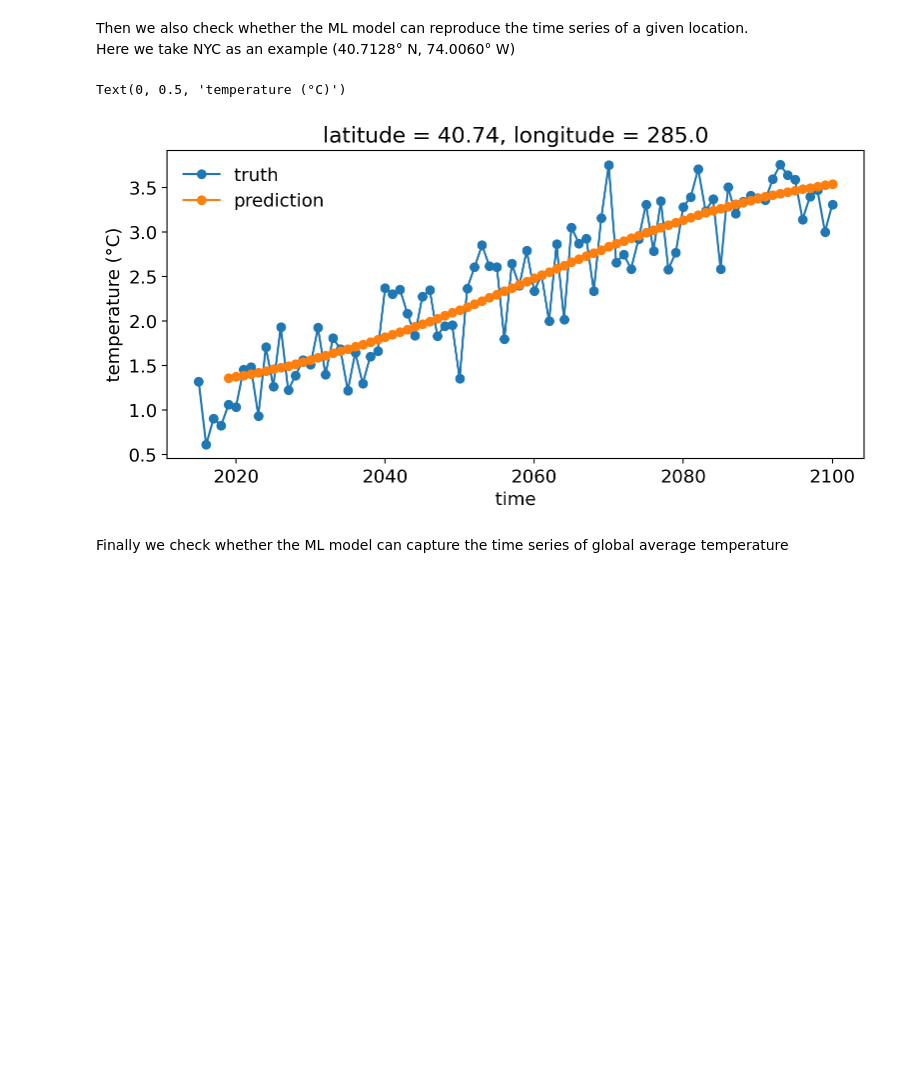
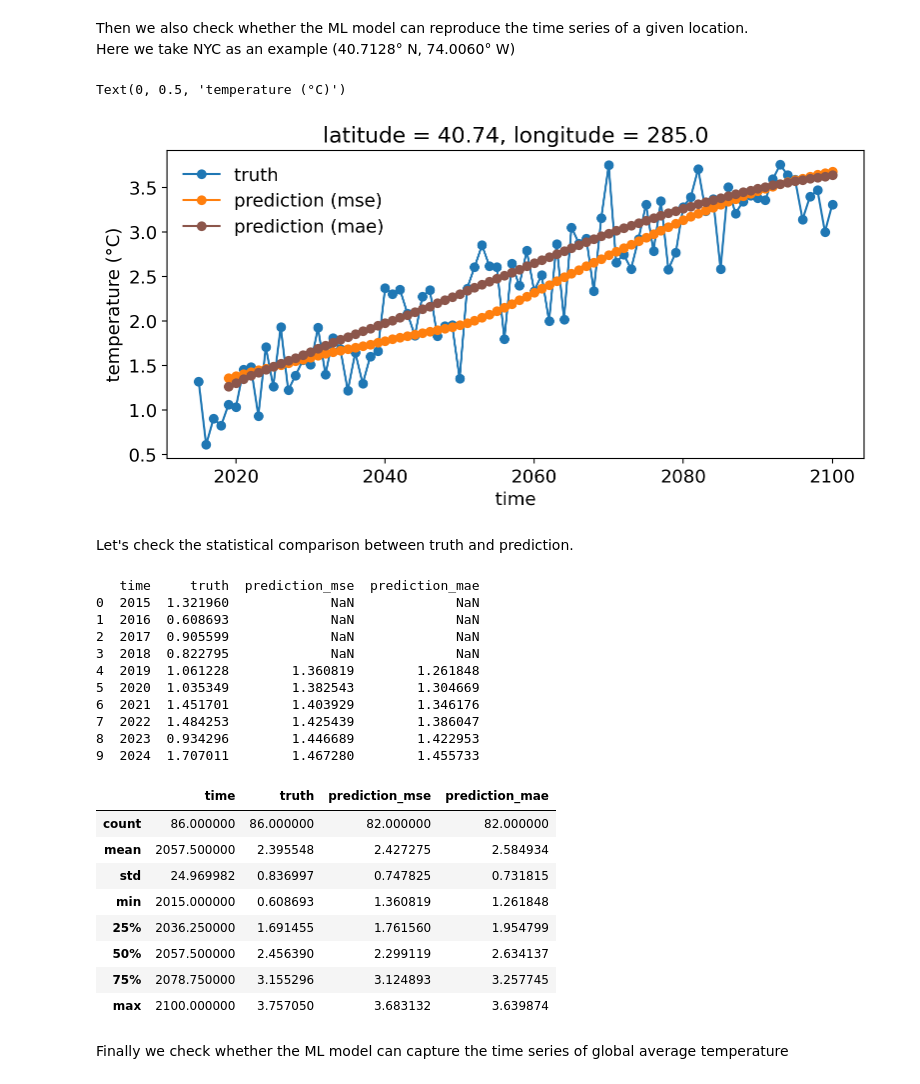
Before and after one commit to leap-stc/EAEE4000_ML_for_Env_Eng_Sci, a Jupyter notebook: ClimateBench_tutorials/CNN-LSTM_example.ipynb, the cells around one changed output. Cells and saved outputs as stored; diff of their text form; code cells hidden in the pictures; blank space fills up the shorter version.

```diff
--- a/ClimateBench_tutorials/CNN-LSTM_example.ipynb
+++ b/ClimateBench_tutorials/CNN-LSTM_example.ipynb
@@ -257,13 +292,54 @@ lon = -74.0060%360
 
 fig,ax = plt.subplots(figsize=(9,4))
 y_test_xr.sel(latitude=lat,longitude=lon,method='nearest').tas.plot(marker='o',ax=ax,label='truth')
-y_test_pre.sel(latitude=lat,longitude=lon,method='nearest').tas.plot(marker='o',ax=ax,label='prediction')
+y_test_mse_pre.sel(latitude=lat,longitude=lon,method='nearest').tas.plot(marker='o',ax=ax,label='prediction (mse)')
+y_test_mae_pre.sel(latitude=lat,longitude=lon,method='nearest').tas.plot(marker='o',ax=ax,color='tab:brown',label='prediction (mae)')
 
 ax.legend()
 ax.set_ylabel('temperature (°C)')
 # %% [output]
 Text(0, 0.5, 'temperature (°C)')
-[figure, old version]
+[figure, new version]
+# %% [markdown]
+Let's check the statistical comparison between truth and prediction.
+# %%
+# combine truth and prediction arrays into a dataframe
+nyc_test_xr = y_test_xr.sel(latitude=lat,longitude=lon,method='nearest').tas.values
+nyc_test_mse_pre = y_test_mse_pre.sel(latitude=lat,longitude=lon,method='nearest').tas.values
+nyc_test_mae_pre = y_test_mae_pre.sel(latitude=lat,longitude=lon,method='nearest').tas.values
+
+df_nyc_test = pd.DataFrame()
+df_nyc_test["time"] = y_test_xr.sel(latitude=lat,longitude=lon,method='nearest').tas.to_dataframe().index
+df_nyc_test["truth"] = nyc_test_xr
+df_nyc_test["prediction_mse"] = np.nan
+df_nyc_test.loc[4:, "prediction_mse"] = nyc_test_mse_pre # prediction start from 2019
+df_nyc_test["prediction_mae"] = np.nan
+df_nyc_test.loc[4:, "prediction_mae"] = nyc_test_mae_pre # prediction start from 2019
+print(df_nyc_test.head(10))
+
+# summary statistics of the dataframe
+df_nyc_test.describe()
+# %% [output]
+   time     truth  prediction_mse  prediction_mae
+0  2015  1.321960             NaN             NaN
+1  2016  0.608693             NaN             NaN
+2  2017  0.905599             NaN             NaN
+3  2018  0.822795             NaN             NaN
+4  2019  1.061228        1.360819        1.261848
+5  2020  1.035349        1.382543        1.304669
+6  2021  1.451701        1.403929        1.346176
+7  2022  1.484253        1.425439        1.386047
+8  2023  0.934296        1.446689        1.422953
+9  2024  1.707011        1.467280        1.455733
+|  | time | truth | prediction_mse | prediction_mae |
+| count | 86.000000 | 86.000000 | 82.000000 | 82.000000 |
+| mean | 2057.500000 | 2.395548 | 2.427275 | 2.584934 |
+| std | 24.969982 | 0.836997 | 0.747825 | 0.731815 |
+| min | 2015.000000 | 0.608693 | 1.360819 | 1.261848 |
+| 25% | 2036.250000 | 1.691455 | 1.761560 | 1.954799 |
+| 50% | 2057.500000 | 2.456390 | 2.299119 | 2.634137 |
+| 75% | 2078.750000 | 3.155296 | 3.124893 | 3.257745 |
+| max | 2100.000000 | 3.757050 | 3.683132 | 3.639874 |
 # %% [markdown]
 Finally we check whether the ML model can capture the time series of global average temperature
 # %%
```
Also changed, not shown: parts of 9 cells of this notebook, 1 other file.
